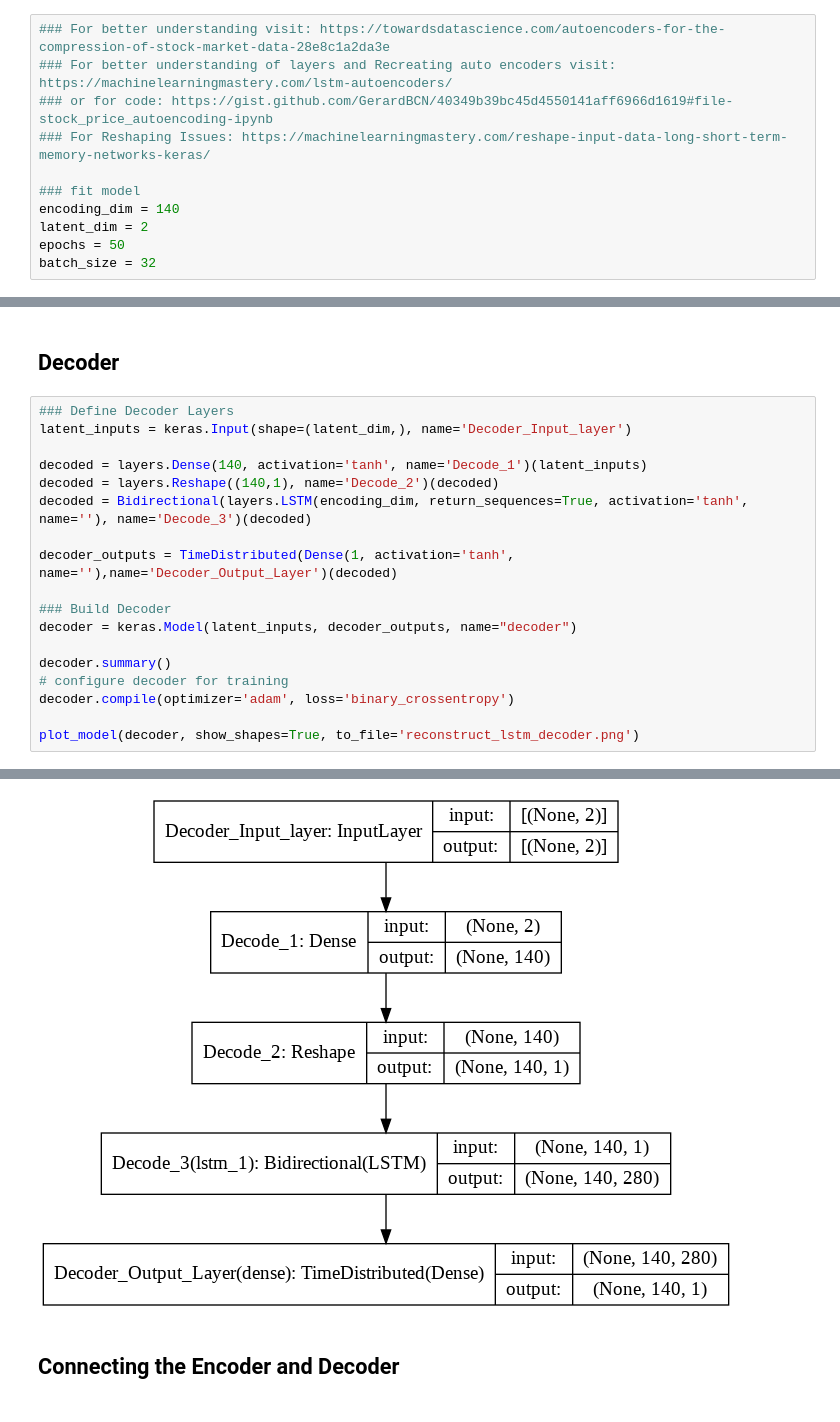
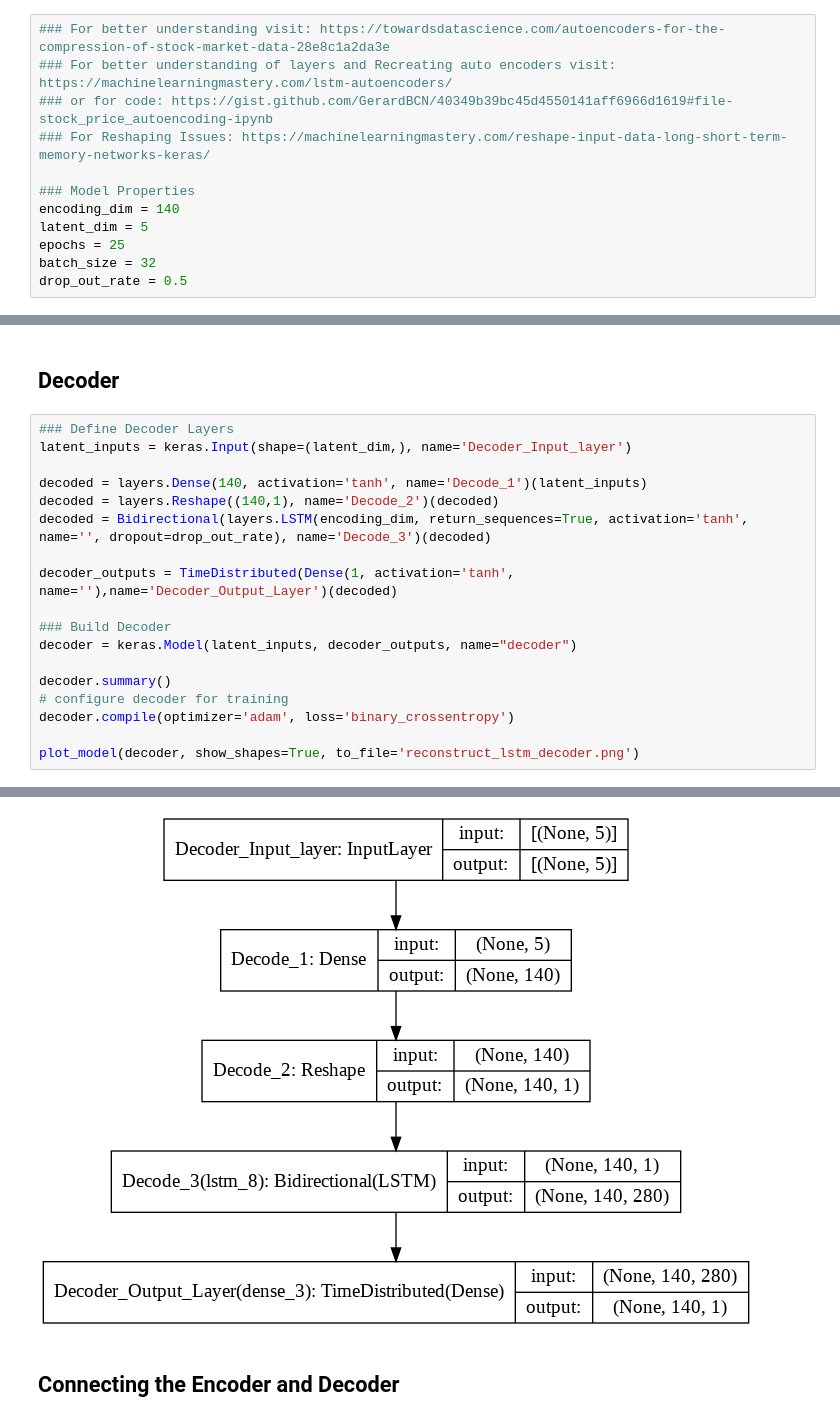
Before and after one commit to nina-prog/sem-data-analysis-VAE, a Jupyter notebook: VAE_v2.0.ipynb, the cells around one changed output, grey strips where cells are left out. Cells and saved outputs as stored; diff of their text form.

Commit message:
+Added dropout in LSTM Layer (see Model Properties)... +Changed sigmoid to softplus... +Changed latent_dim to 5... + Changed epochs from 50 to 25

```diff
--- a/VAE_v2.0.ipynb
+++ b/VAE_v2.0.ipynb
@@ -131,11 +131,12 @@ class Sampling(layers.Layer):
 ### or for code: https://gist.github.com/GerardBCN/40349b39bc45d4550141aff6966d1619#file-stock_price_autoencoding-ipynb
 ### For Reshaping Issues: https://machinelearningmastery.com/reshape-input-data-long-short-term-memory-networks-keras/
 
-### fit model
+### Model Properties
 encoding_dim = 140
-latent_dim = 2
-epochs = 50
+latent_dim = 5
+epochs = 25
 batch_size = 32
+drop_out_rate = 0.5
 # %% [markdown]
 ## Encoder
 # %%
@@ -184,7 +185,7 @@ latent_inputs = keras.Input(shape=(latent_dim,), name='Decoder_Input_layer')
 
 decoded = layers.Dense(140, activation='tanh', name='Decode_1')(latent_inputs)
 decoded = layers.Reshape((140,1), name='Decode_2')(decoded)
-decoded = Bidirectional(layers.LSTM(encoding_dim, return_sequences=True, activation='tanh', name=''), name='Decode_3')(decoded)
+decoded = Bidirectional(layers.LSTM(encoding_dim, return_sequences=True, activation='tanh', name='', dropout=drop_out_rate), name='Decode_3')(decoded)
 
 decoder_outputs = TimeDistributed(Dense(1, activation='tanh', name=''),name='Decoder_Output_Layer')(decoded)
 
@@ -216,6 +217,6 @@ Trainable params: 159,741
 Non-trainable params: 0
 _________________________________________________________________
-[figure, old version]
+[figure, new version]
 # %% [markdown]
 ## Connecting the Encoder and Decoder
 # %%
```
Also changed, not shown: parts of 10 cells of this notebook.
